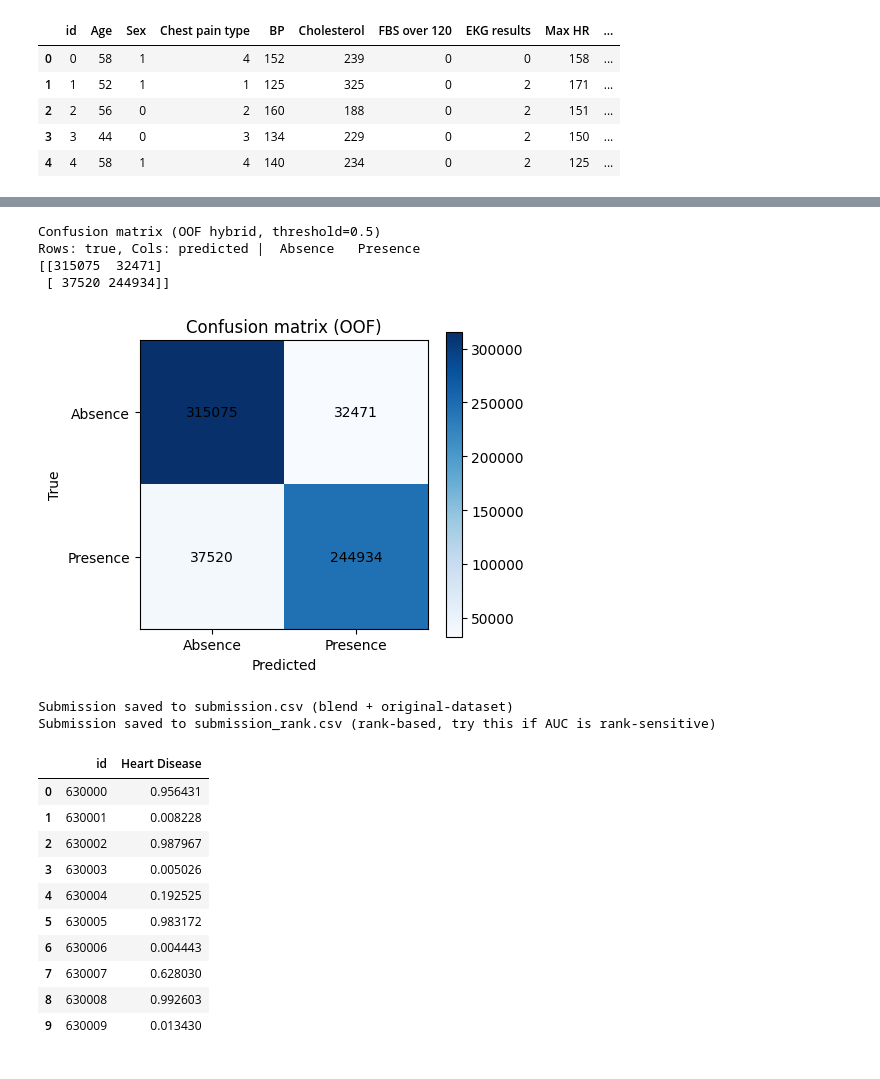
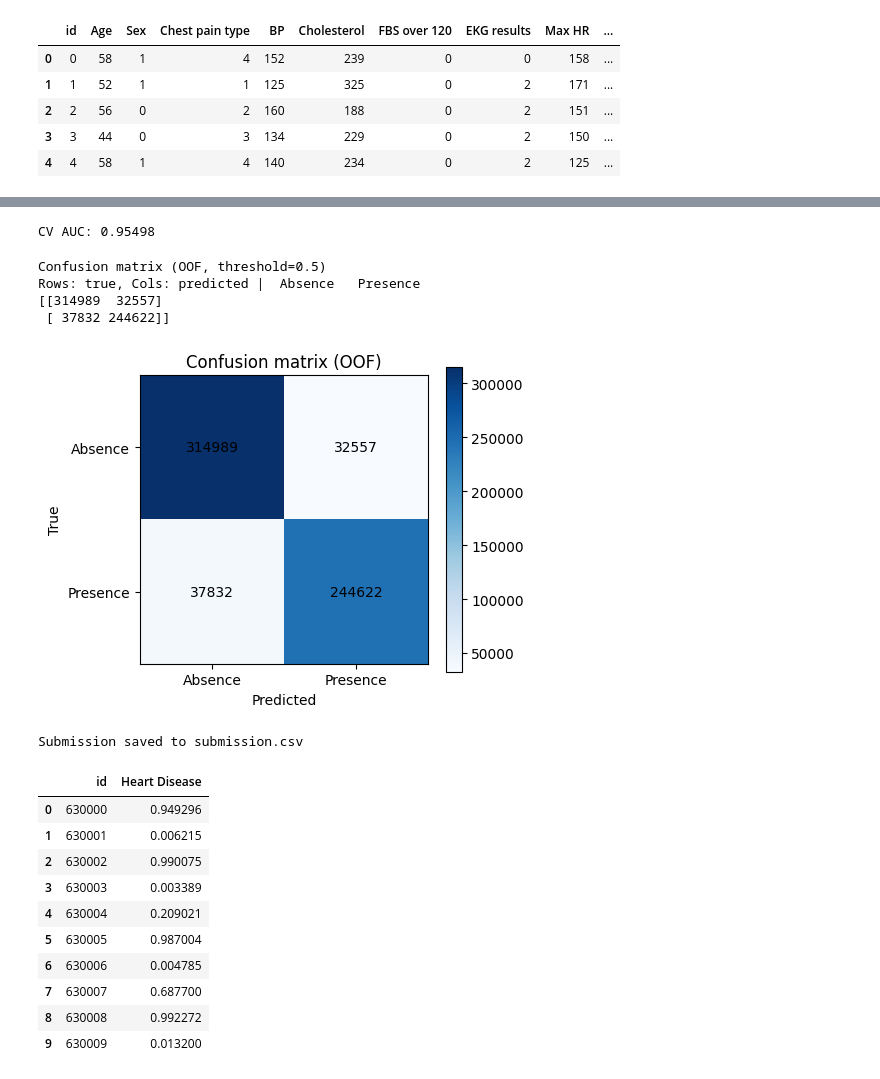
Before and after one commit to oivler/kaggle-heart-disease, a Jupyter notebook: model.ipynb, the cells around one changed output, grey strips where cells are left out. Saved outputs shown, nothing was run; the diff lists cells and outputs as text; code cells hidden in the pictures.

```diff
--- a/model.ipynb
+++ b/model.ipynb
@@ -55,6 +56,17 @@ for col in feature_cols:
 X_train["chol_exercise"] = X_train["Cholesterol"] * X_train["Exercise angina"]
 X_test["chol_exercise"] = X_test["Cholesterol"] * X_test["Exercise angina"]
 
+scaler_feat = StandardScaler()
+X_tr_s = scaler_feat.fit_transform(X_train)
+X_te_s = scaler_feat.transform(X_test)
+kmeans = KMeans(n_clusters=12, random_state=42, n_init=10)
+kmeans.fit(X_tr_s)
+for i in range(kmeans.n_clusters):
+    d_tr = np.linalg.norm(X_tr_s - kmeans.cluster_centers_[i], axis=1)
+    d_te = np.linalg.norm(X_te_s - kmeans.cluster_centers_[i], axis=1)
+    X_train[f"dist_c{i}"] = d_tr
+    X_test[f"dist_c{i}"] = d_te
+
 print(f"Features: {len(X_train.columns)} columns")
 print(f"Target distribution: {pd.Series(y).value_counts().to_dict()}")
 # %% [output]
@@ -216,0 +75,18 @@ test_proba_rank = (np.argsort(np.argsort(test_proba)) + 0.5) / (len(test_proba)
+# %%
+depth, lr = 5, 0.04
+n_est = 800
+# %%
+_imp = cb.CatBoostClassifier(iterations=n_est, depth=depth, learning_rate=lr, min_data_in_leaf=25, subsample=0.75, colsample_bylevel=0.75, random_seed=42, verbose=0).fit(X_train, y)
+imp = _imp.get_feature_importance()
+top2_cols = X_train.columns[np.argsort(imp)[-2:]].tolist()
+X_train[top2_cols] *= 2
+X_test[top2_cols] *= 2
+
+model = cb.CatBoostClassifier(iterations=n_est, depth=depth, learning_rate=lr, min_data_in_leaf=25, subsample=0.75, colsample_bylevel=0.75, random_seed=42, verbose=0)
+oof = cross_val_predict(model, X_train, y, cv=cv, method="predict_proba")[:, 1]
+print(f"CV AUC: {roc_auc_score(y, oof):.5f}")
+# %% [output]
+CV AUC: 0.95498
+# %%
+model.fit(X_train, y)
+test_proba = model.predict_proba(X_test)[:, 1]
@@ -217,9 +95,7 @@ test_proba_rank = (np.argsort(np.argsort(test_proba)) + 0.5) / (len(test_proba)
 # %%
-oof_blend = best_weights[0] * oof_xgb + best_weights[1] * oof_lgb + best_weights[2] * oof_cb
-oof_hybrid = best_alpha * oof_stack + (1 - best_alpha) * oof_blend
-y_pred = (oof_hybrid >= 0.5).astype(int)
+y_pred = (oof >= 0.5).astype(int)
 cm = confusion_matrix(y, y_pred)
-print("Confusion matrix (OOF hybrid, threshold=0.5)")
+print("Confusion matrix (OOF, threshold=0.5)")
 print("Rows: true, Cols: predicted |  Absence   Presence")
 print(cm)
 import matplotlib.pyplot as plt
@@ -237,30 +113,26 @@ plt.title("Confusion matrix (OOF)")
 plt.tight_layout()
 plt.show()
 # %% [output]
-Confusion matrix (OOF hybrid, threshold=0.5)
+Confusion matrix (OOF, threshold=0.5)
 Rows: true, Cols: predicted |  Absence   Presence
-[[315075  32471]
- [ 37520 244934]]
+[[314989  32557]
+ [ 37832 244622]]
 [figure]
 # %%
 sub = pd.DataFrame({"id": test["id"], "Heart Disease": test_proba})
 sub.to_csv(OUTPUT_DIR / "submission.csv", index=False)
-print(f"Submission saved to {OUTPUT_DIR / 'submission.csv'} (blend + original-dataset)")
-sub_rank = pd.DataFrame({"id": test["id"], "Heart Disease": test_proba_rank})
-sub_rank.to_csv(OUTPUT_DIR / "submission_rank.csv", index=False)
-print(f"Submission saved to {OUTPUT_DIR / 'submission_rank.csv'} (rank-based, try this if AUC is rank-sensitive)")
+print(f"Submission saved to {OUTPUT_DIR / 'submission.csv'}")
 sub.head(10)
 # %% [output]
-Submission saved to submission.csv (blend + original-dataset)
-Submission saved to submission_rank.csv (rank-based, try this if AUC is rank-sensitive)
+Submission saved to submission.csv
 |  | id | Heart Disease |
-| 0 | 630000 | 0.956431 |
-| 1 | 630001 | 0.008228 |
-| 2 | 630002 | 0.987967 |
-| 3 | 630003 | 0.005026 |
-| 4 | 630004 | 0.192525 |
-| 5 | 630005 | 0.983172 |
-| 6 | 630006 | 0.004443 |
-| 7 | 630007 | 0.628030 |
-| 8 | 630008 | 0.992603 |
-| 9 | 630009 | 0.013430 |
+| 0 | 630000 | 0.949296 |
+| 1 | 630001 | 0.006215 |
+| 2 | 630002 | 0.990075 |
+| 3 | 630003 | 0.003389 |
+| 4 | 630004 | 0.209021 |
+| 5 | 630005 | 0.987004 |
+| 6 | 630006 | 0.004785 |
+| 7 | 630007 | 0.687700 |
+| 8 | 630008 | 0.992272 |
+| 9 | 630009 | 0.013200 |
```
Also changed, not shown: parts of 8 cells of this notebook.
